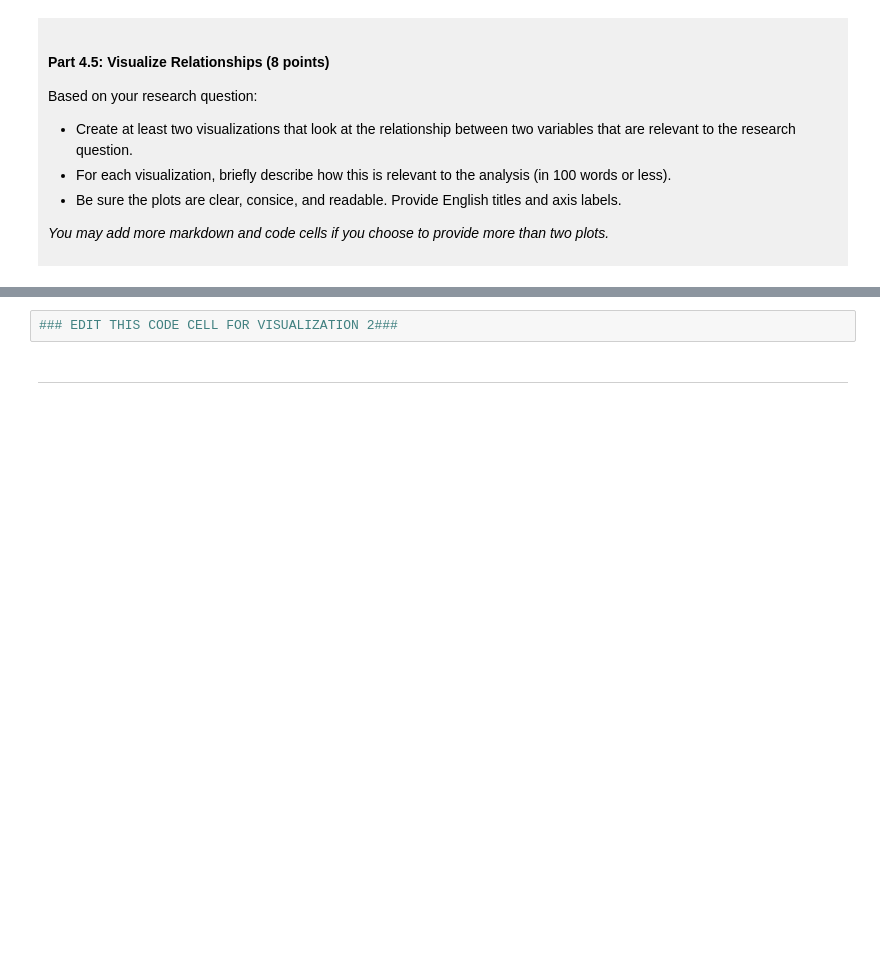
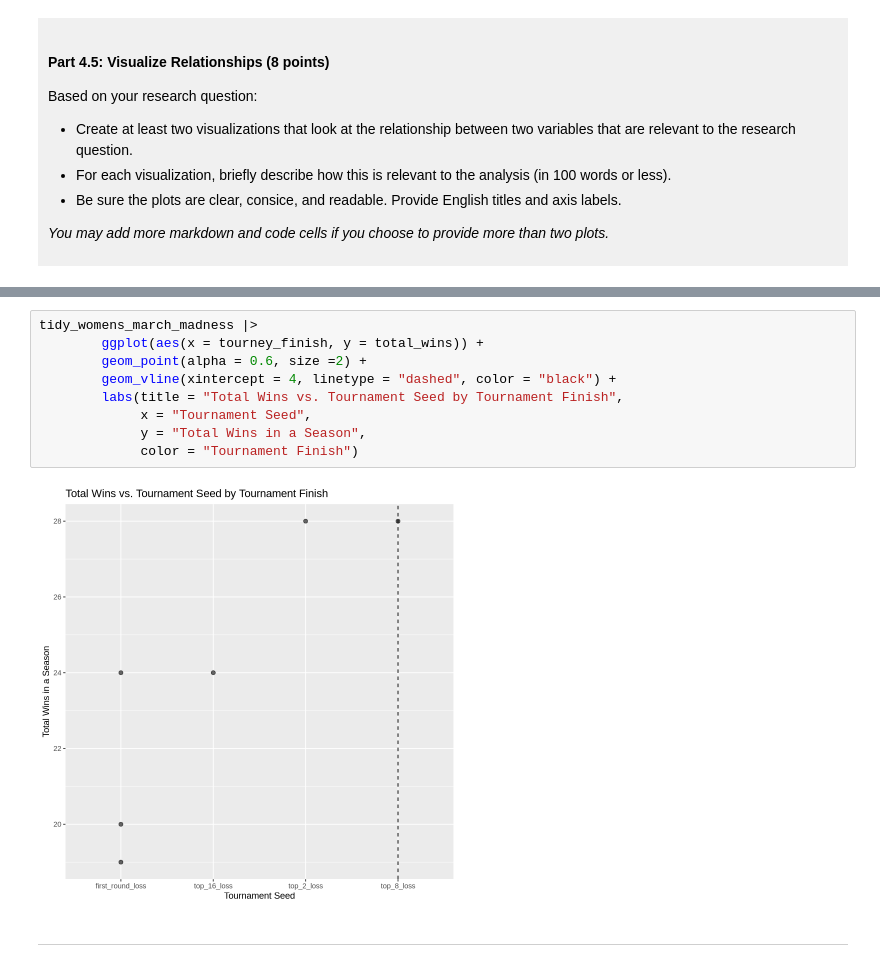
Before and after one commit to isabelleada/dsci-100-project-isabelle-nwokocha, a Jupyter notebook: dsci-100-project-notebook.ipynb, the cells around one changed output, grey strips where cells are left out. Saved outputs shown, nothing was run; the diff lists cells and outputs as text; blank space fills up the shorter version.

```diff
--- a/dsci-100-project-notebook.ipynb
+++ b/dsci-100-project-notebook.ipynb
@@ -281,5 +396,14 @@ Visualization 2: %%% EDIT THIS MARKDOWN CELL%%%
 # %%
-### EDIT THIS CODE CELL FOR VISUALIZATION 2###
+tidy_womens_march_madness |>
+        ggplot(aes(x = tourney_finish, y = total_wins)) +
+        geom_point(alpha = 0.6, size =2) +
+        geom_vline(xintercept = 4, linetype = "dashed", color = "black") +
+        labs(title = "Total Wins vs. Tournament Seed by Tournament Finish",
+             x = "Tournament Seed",
+             y = "Total Wins in a Season",
+             color = "Tournament Finish")
+# %% [output]
+[figure, added]
 # %% [markdown]
 ------
 # %% [markdown]
```
Also changed, not shown: parts of 13 cells of this notebook.
